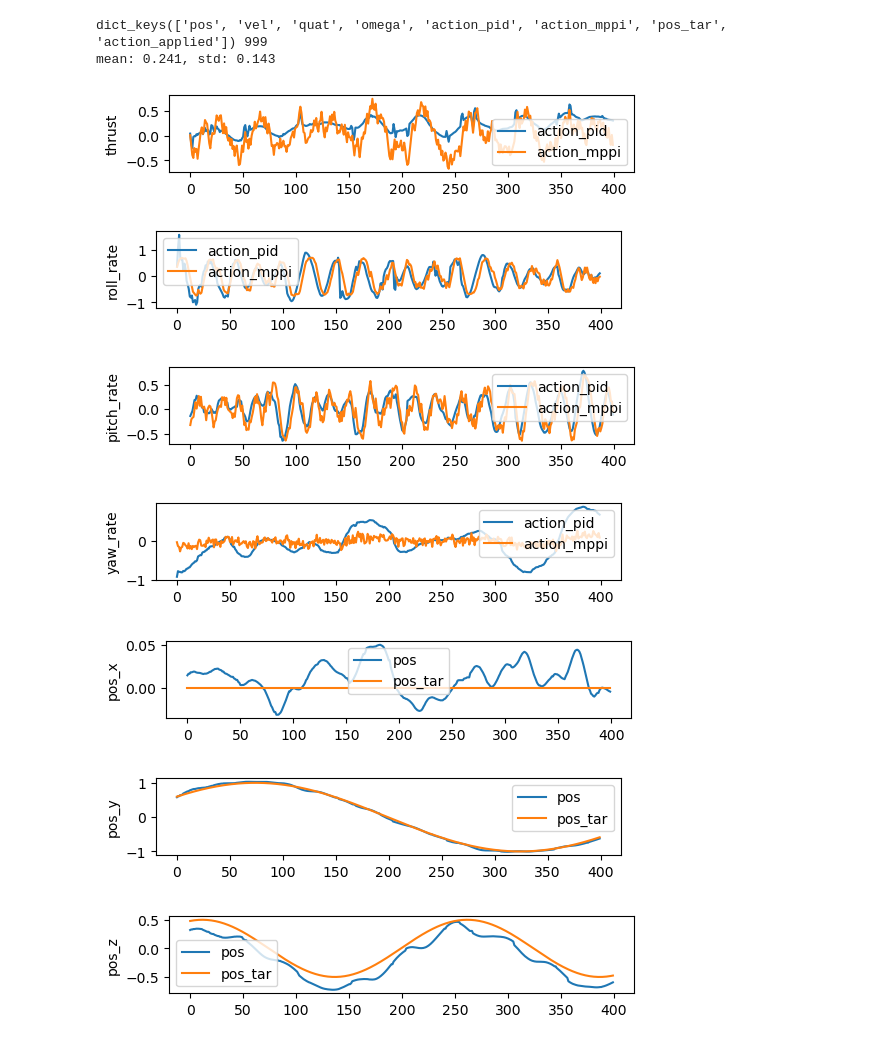
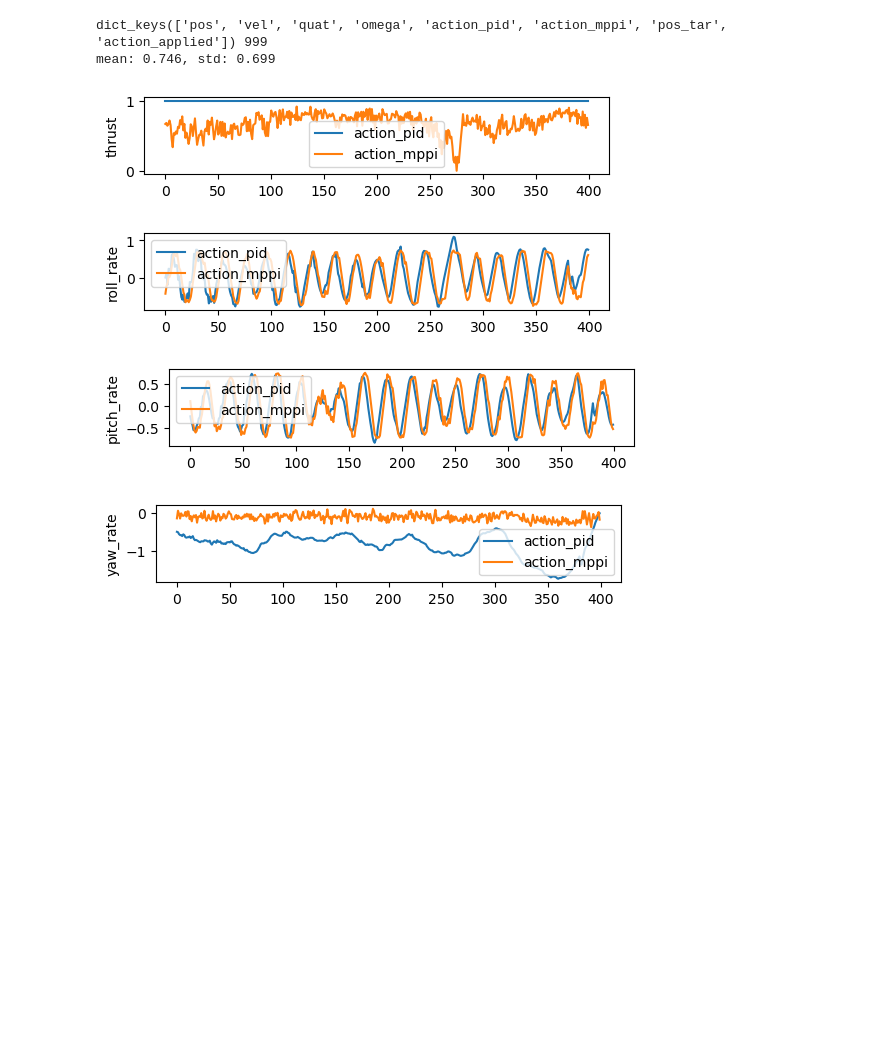
Before and after one commit to jc-bao/crazyswarm2-adaptive, a Jupyter notebook: utils/crazyflie-firmware-adaptive/tools/usdlog/plot.ipynb, the cells around one changed output. Saved outputs shown, nothing was run; the diff lists cells and outputs as text; code cells hidden in the pictures; blank space fills up the shorter version.

```diff
--- a/utils/crazyflie-firmware-adaptive/tools/usdlog/plot.ipynb
+++ b/utils/crazyflie-firmware-adaptive/tools/usdlog/plot.ipynb
@@ -306,7 +306,7 @@ import matplotlib.pyplot as plt
 import numpy as np
 import rowan
 
-path = "/home/pcy/Research/code/crazyswarm2-adaptive/cflog/cfctl_1116215125.txt"
+path = "/home/pcy/Research/code/crazyswarm2-adaptive/cflog/cfctl_1117095220.txt"
 import pickle
 with open(path, 'rb') as f:
     data = pickle.load(f)
@@ -332,48 +332,45 @@ pos = np.array(data_dict['pos'])
 pos_tar = np.array(data_dict['pos_tar'])
 quat = np.array(data_dict['quat'])
 # convert quat (x y z w) to rpy (roll pitch yaw)
 rpy = np.zeros((len(quat), 3))
 for i in range(len(quat)):
     rpy[i] = rowan.to_euler(quat[i], 'xyz')
 vel = np.array(data_dict['vel'])
 omega = np.array(data_dict['omega'])
 
 # plot action
 # for i, d in enumerate([pos, quat, vel, omega]):
 #     plt.figure(figsize=(6, 1))
 #     plt.plot(d, label=['pos', 'quat', 'vel', 'omega'][i])
 #     plt.legend()
 start_step = 7*50
 end_step = 15*50
 for i in range(4):
     plt.figure(figsize=(6, 1))
     plt.plot(action_pid[start_step:end_step, i], label='action_pid')
     plt.plot(action_mppi[start_step:end_step, i], label='action_mppi')
     plt.ylabel(['thrust', 'roll_rate', 'pitch_rate', 'yaw_rate'][i])
     # plt.plot(action_applied[:, i], label='action_applied')
     plt.legend()
-for i in range(3):
-    plt.figure(figsize=(6, 1))
-    plt.plot(pos[start_step:end_step, i], label='pos')
-    plt.plot(pos_tar[start_step:end_step, i], label='pos_tar')
-    plt.ylabel(['pos_x', 'pos_y', 'pos_z'][i])
-    # plt.ylim([-2, 1])
-    plt.legend()
+# for i in range(3):
+#     plt.figure(figsize=(6, 1))
+#     plt.plot(pos[start_step:end_step, i], label='pos')
+#     plt.plot(pos_tar[start_step:end_step, i], label='pos_tar')
+#     plt.ylabel(['pos_x', 'pos_y', 'pos_z'][i])
+#     # plt.ylim([-2, 1])
+#     plt.legend()
 
 pos_err = pos - pos_tar
 err = np.linalg.norm(pos_err, axis=1)
 mean, std = np.mean(err), np.std(err)
 print(f"mean: {mean:.3f}, std: {std:.3f}")
 # %% [output]
 dict_keys(['pos', 'vel', 'quat', 'omega', 'action_pid', 'action_mppi', 'pos_tar', 'action_applied']) 999
-mean: 0.241, std: 0.143
+mean: 0.746, std: 0.699
-[figure, old version]
+[figure, new version]
-[figure, old version]
+[figure, new version]
-[figure, old version]
+[figure, new version]
-[figure, old version]
+[figure, new version]
-[figure, removed]
-[figure, removed]
-[figure, removed]
 # %%
 action_mppi[:, 0]/action_pid[:, 0]
 # %%
```
Also changed, not shown: 1 other file.
